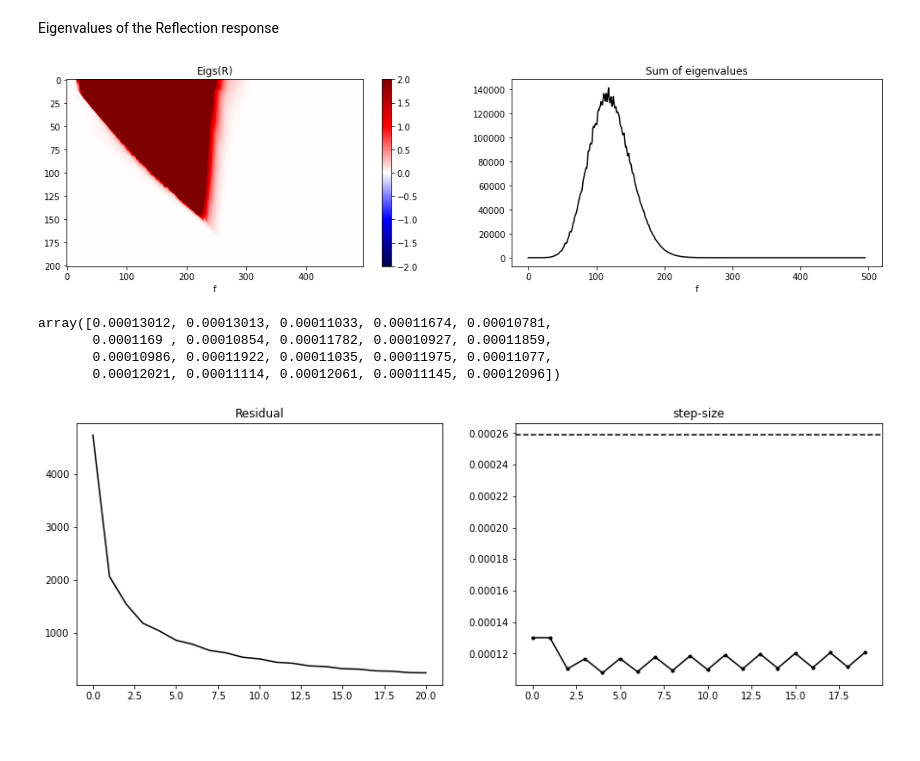
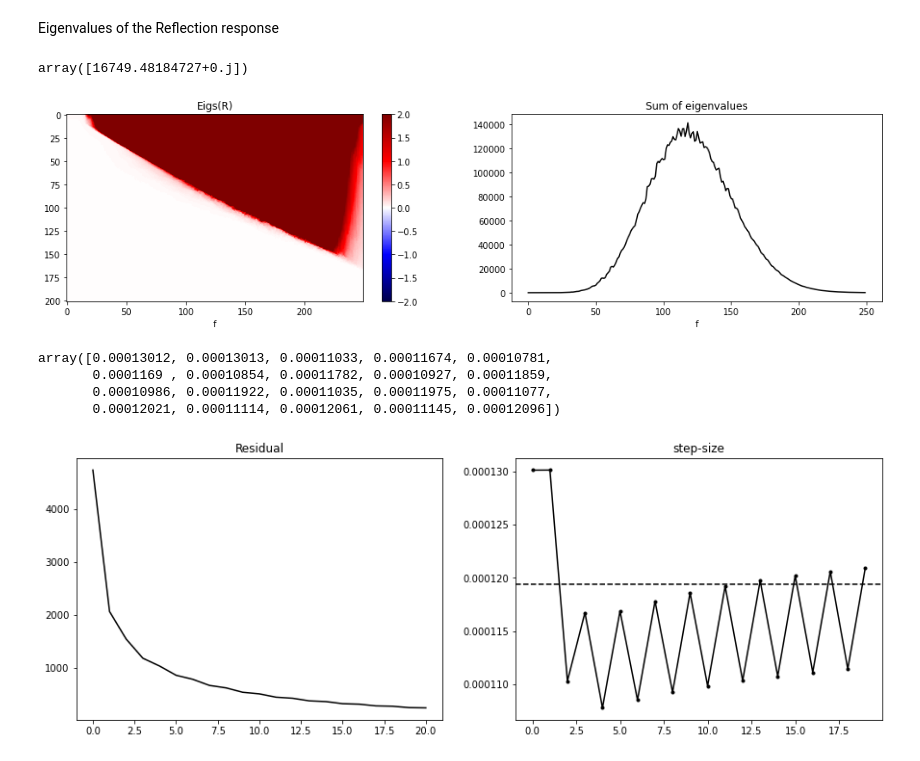
Before and after one commit to DIG-Kaust/MDD-StochasticSolvers, a Jupyter notebook: WavefieldSeparation-dipping_MDD_steepest_singlesource.ipynb, the cells around one changed output. Cells and saved outputs as stored; diff of their text form; code cells hidden in the pictures.

```diff
--- a/WavefieldSeparation-dipping_MDD_steepest_singlesource.ipynb
+++ b/WavefieldSeparation-dipping_MDD_steepest_singlesource.ipynb
@@ -308,31 +305,39 @@ axs[3].set_ylim(2, 0);
 [figure]
 # %% [markdown]
 Eigenvalues of the Reflection response
+# %%
+eigmax = (MDCop.H @ MDCop).eigs(neigs=1)
+eigmax
+# %% [output]
+array([16749.48184727+0.j])
 # %%
 PDOWN = dt * np.sqrt(ntpad) * np.fft.rfft(pdown.transpose(1, 0, 2), ntpad, axis=0)
+PDOWN = PDOWN[:nfmax]
 
 eigs = np.linalg.eig(np.matmul(PDOWN, PDOWN))[0]
 eigs = np.fliplr(np.sort(np.abs(eigs), axis=1))
 
 fig, axs = plt.subplots(1, 2, figsize=(17, 4))
 im = axs[0].imshow(eigs.T, cmap='seismic', vmin=-2, vmax=2)
 axs[0].set_title('Eigs(R)')
 axs[0].set_xlabel('f')
 axs[0].axis('tight')
 plt.colorbar(im, ax=axs[0])
 axs[1].plot(np.sum(eigs, axis=1), 'k')
 axs[1].set_title('Sum of eigenvalues')
 axs[1].set_xlabel('f');
 # %% [output]
-[figure, old version]
+[figure, new version]
 # %%
-alphamax = 2. / eigs.max()
+#alphamax1 = 2. / eigs.max()
+alphamax = 2. / np.real(eigmax[0])
 
 fig, axs = plt.subplots(1, 2, figsize=(15, 5))
 axs[0].plot(Rinv_res, 'k')
 axs[0].set_title('Residual')
 axs[1].plot(alphaana, '.-k')
 axs[1].axhline(alphamax, c='k', linestyle='--')
+#axs[1].axhline(alphamax1, c='r', linestyle='--')
 axs[1].set_title('step-size');
 
 alphaana
@@ -341,4 +346,4 @@ array([0.00013012, 0.00013013, 0.00011033, 0.00011674, 0.00010781,
        0.0001169 , 0.00010854, 0.00011782, 0.00010927, 0.00011859,
        0.00010986, 0.00011922, 0.00011035, 0.00011975, 0.00011077,
        0.00012021, 0.00011114, 0.00012061, 0.00011145, 0.00012096])
-[figure, old version]
+[figure, new version]
```
Also changed, not shown: parts of 4 cells of this notebook.
